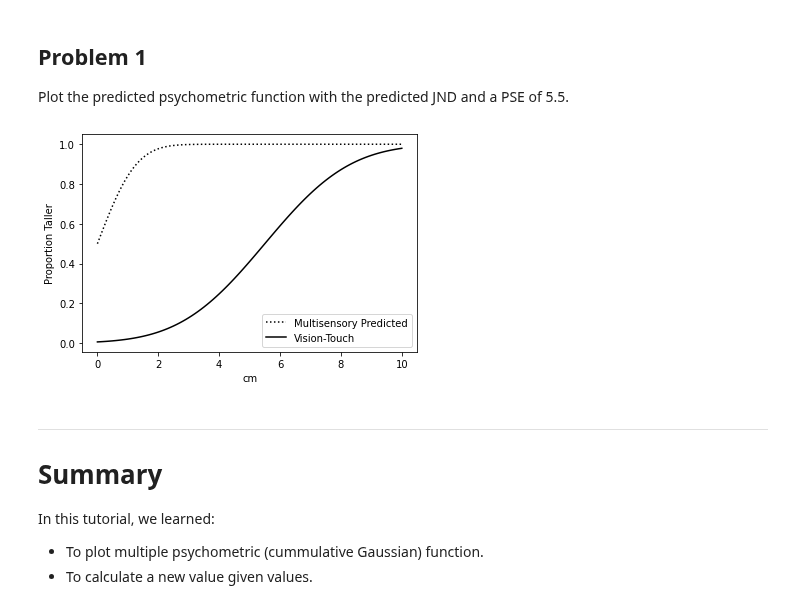
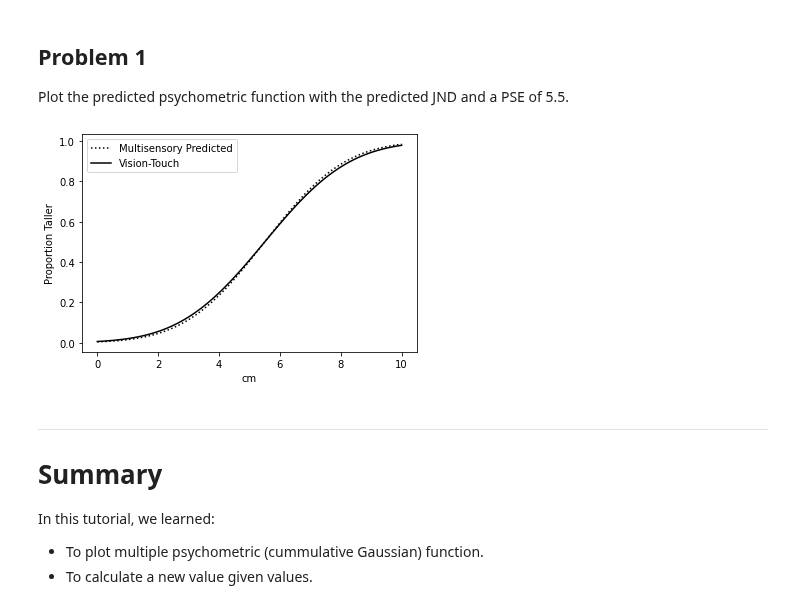
Before and after one commit to john-s-butler-dit/Basic-Introduction-to-Python, a Jupyter notebook: W1T4 The Psychometric for Multisensory Integration.ipynb, the cells around one changed output. Saved outputs shown, nothing was run; the diff lists cells and outputs as text; code cells hidden in the pictures.

```diff
--- a/W1T4 The Psychometric for Multisensory Integration.ipynb
+++ b/W1T4 The Psychometric for Multisensory Integration.ipynb
@@ -25,8 +25,8 @@ The participants conducted height discrimination using vision, touch and the two
 # %% [markdown]
 Now we define a range of x values starting at 0 and ending at 10 in 0.1cm steps. To do this we use the __numpy__ library function __arange__.
 # %%
-x=np.arange(0,10.05,.1)
-print(x)
+Height=np.arange(0,10.05,.1)
+print(Height)
 # %% [output]
 [ 0.   0.1  0.2  0.3  0.4  0.5  0.6  0.7  0.8  0.9  1.   1.1  1.2  1.3
   1.4  1.5  1.6  1.7  1.8  1.9  2.   2.1  2.2  2.3  2.4  2.5  2.6  2.7
@@ -64,7 +64,7 @@ The vision-touch psychometric function had a PSE of 5.5 and a JND of 2.
 # %%
 Multi_PSE=5.5
 Multi_JND=2.2
-Multi_psychometric= norm.cdf(x,Multi_PSE,Multi_JND)
+Multi_psychometric= norm.cdf(Height,Multi_PSE,Multi_JND)
 # %% [markdown]
 To plot the result we use the __matplotlib__ library function __plt__.
 # %%
@@ -93,20 +93,20 @@ print(Pred_JND)
 Plot the predicted psychometric function with the predicted JND and a PSE of 5.5.
 # %%
 ##############################################################################
-## INSERT: Re-do the plot of the psychometric function with a PSE of 40 and JND of 30.
+## INSERT: Plot the predicted psychometric function with the predicted JND and a PSE of 5.5
 ##############################################################################
-
-Pred_psychometric= norm.cdf(x)
+PSE_pred=5.5
+Pred_psychometric= norm.cdf(Height,PSE_pred,Pred_JND)
 
 fig = plt.figure(figsize=(6,4)) # This setups the size of the figure
-plt.plot(x,Pred_psychometric,':',color='black',label='Multisensory Predicted')
-plt.plot(x,Multi_psychometric,'-',color='black',label='Vision-Touch')
+plt.plot(Height,Pred_psychometric,':',color='black',label='Multisensory Predicted')
+plt.plot(Height,Multi_psychometric,'-',color='black',label='Vision-Touch')
 plt.legend()
 plt.xlabel('cm')
 plt.ylabel('Proportion Taller')
 plt.show() # This plots the figure
 # %% [output]
-[figure, old version]
+[figure, new version]
 # %% [markdown]
 ---
 # Summary
```
Also changed, not shown: parts of 4 cells of this notebook.
